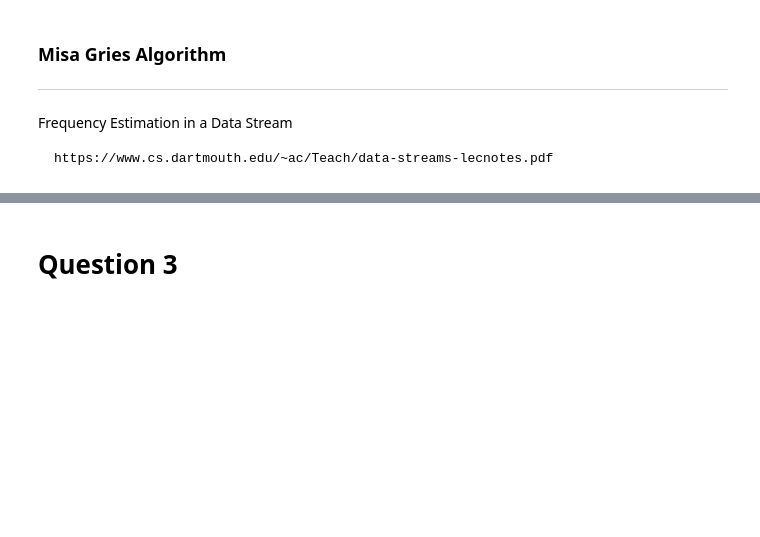
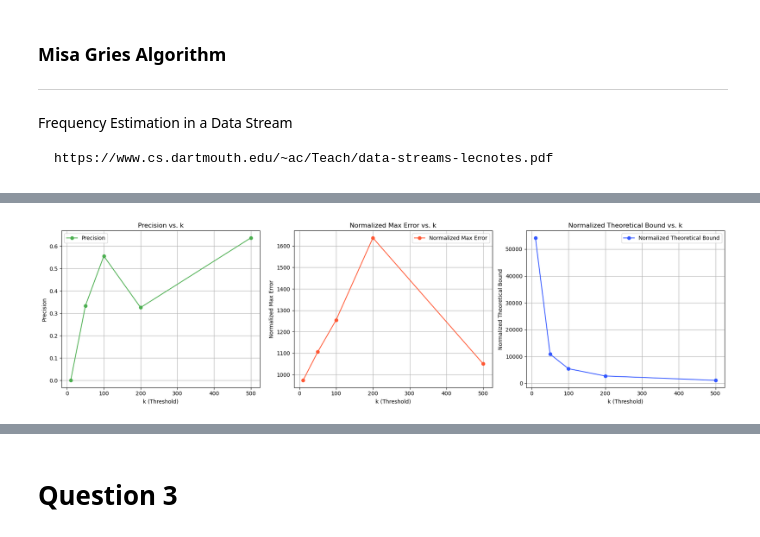
Before and after one commit to ArhanJain707/DataScience-Assignment-1, a Jupyter notebook: main.ipynb, the cells around one changed output, grey strips where cells are left out. Saved outputs shown, nothing was run; the diff lists cells and outputs as text; code cells hidden in the pictures; blank space fills up the shorter version.

Commit message:
some graphs refined

```diff
--- a/main.ipynb
+++ b/main.ipynb
@@ -440,8 +349,9 @@ for code in stockCodes:
 
 print("Direct frequency count of elements:")
 print(len(direct_freq_map))
-# for code, freq in direct_freq_map.items():
-#     print(f"Element {code}: {freq}")
+n = len(stockCodes)
+print(f"Total items in stream: {n}")
+print(f"Unique StockCodes: {len(direct_freq_map)}")
 # %% [output]
 Direct frequency count of elements:
 4070
@@ -447,0 +392,78 @@ Direct frequency count of elements:
+# %%
+k_values = [10, 50, 100, 200, 500]
+precisions = []
+max_errors = []
+theoretical_bounds = []
+
+for k in k_values:
+    # Run Misra-Gries
+    misra_gries_freq = run_misra_gries(stockCodes, k)
+    # Get actual top-k
+    actual_top_k = get_actual_top_k(direct_freq_map, k)
+    # Compare results
+    precision, max_error, theoretical_bound = compare_results(misra_gries_freq, actual_top_k, n, k)
+    precisions.append(precision)
+    max_errors.append(max_error)
+    theoretical_bounds.append(theoretical_bound)
+
+    print(f"\nResults for k={k}:")
+    print(f"Precision: {precision:.4f}")
+    print(f"Max frequency error: {max_error}")
+    print(f"Theoretical error bound: {theoretical_bound}")
+    print(f"Misra-Gries items (top 5): {list(misra_gries_freq.items())[:5]}")
+    print(f"Actual top-{k} items (top 5): {actual_top_k[:5]}")
+
+
+fig, (ax1, ax2, ax3) = plt.subplots(1, 3, figsize=(18, 5))
+
+# Plot 1: Precision vs. k
+ax1.plot(k_values, precisions, marker='o', linestyle='-', color='#4CAF50', label='Precision')
+ax1.set_xlabel('k (Threshold)')
+ax1.set_ylabel('Precision')
+ax1.set_title('Precision vs. k')
+ax1.grid(True)
+ax1.legend()
+
+# Plot 2: Normalized Max Frequency Error vs. k
+ax2.plot(k_values, max_errors, marker='o', linestyle='-', color='#FF5733', label='Normalized Max Error')
+ax2.set_xlabel('k (Threshold)')
+ax2.set_ylabel('Normalized Max Error')
+ax2.set_title('Normalized Max Error vs. k')
+ax2.grid(True)
+ax2.legend()
+
+# Plot 3: Normalized Theoretical Error Bound vs. k
+ax3.plot(k_values, theoretical_bounds, marker='o', linestyle='-', color='#3357FF', label='Normalized Theoretical Bound')
+ax3.set_xlabel('k (Threshold)')
+ax3.set_ylabel('Normalized Theoretical Bound')
+ax3.set_title('Normalized Theoretical Bound vs. k')
+ax3.grid(True)
+ax3.legend()
+
+# Adjust layout to prevent overlap
+plt.tight_layout()
+plt.show()
+
+# Plot 4: Combined Plot with Dual Y-Axis (below the subplots)
+fig, ax1 = plt.subplots(figsize=(10, 6))
+
+# Plot precision on primary y-axis
+ax1.plot(k_values, precisions, marker='o', linestyle='-', color='#4CAF50', label='Precision')
+ax1.set_xlabel('k (Threshold)')
+ax1.set_ylabel('Precision', color='#4CAF50')
+ax1.tick_params(axis='y', labelcolor='#4CAF50')
+ax1.grid(True)
+
+# Create secondary y-axis for errors
+ax2 = ax1.twinx()
+ax2.plot(k_values, max_errors, marker='s', linestyle='--', color='#FF5733', label='Normalized Max Error')
+ax2.plot(k_values, theoretical_bounds, marker='^', linestyle='-.', color='#3357FF', label='Normalized Theoretical Bound')
+ax2.set_ylabel('Normalized Error', color='#FF5733')
+ax2.tick_params(axis='y', labelcolor='#FF5733')
+
+# Title and legend
+plt.title('Misra-Gries Algorithm: Precision and Errors vs. k')
+fig.legend(loc='upper center', bbox_to_anchor=(0.5, -0.05), ncol=3)
+plt.tight_layout()
+plt.show()
+# %% [output]
@@ -447,0 +487 @@ Direct frequency count of elements:
+[figure, added]
```
Also changed, not shown: parts of 5 cells of this notebook.
